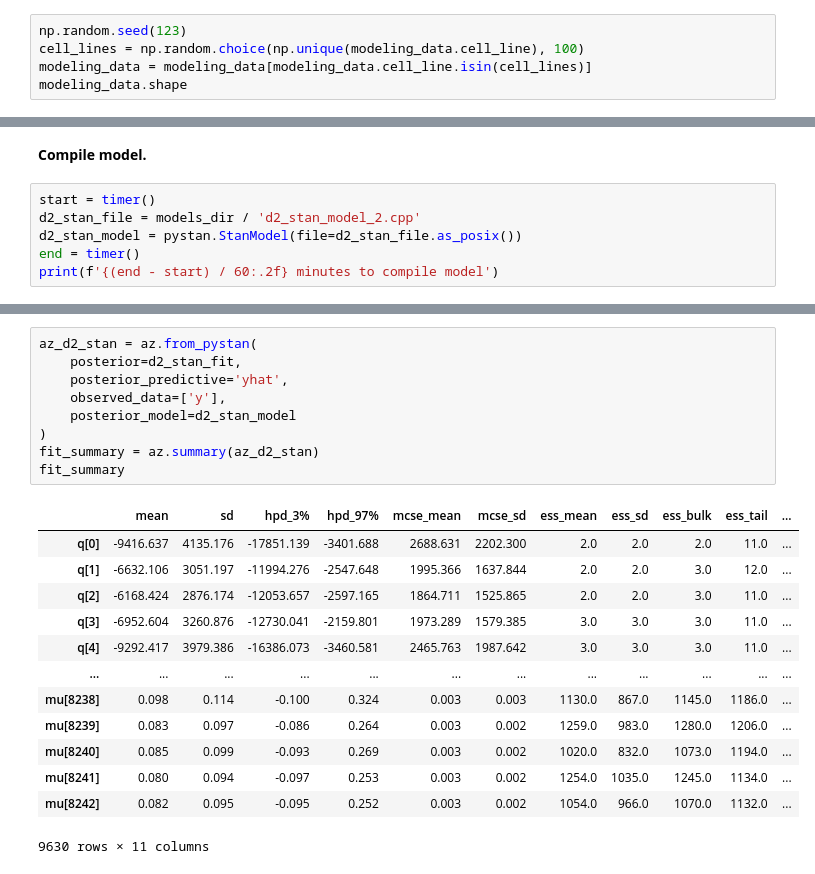
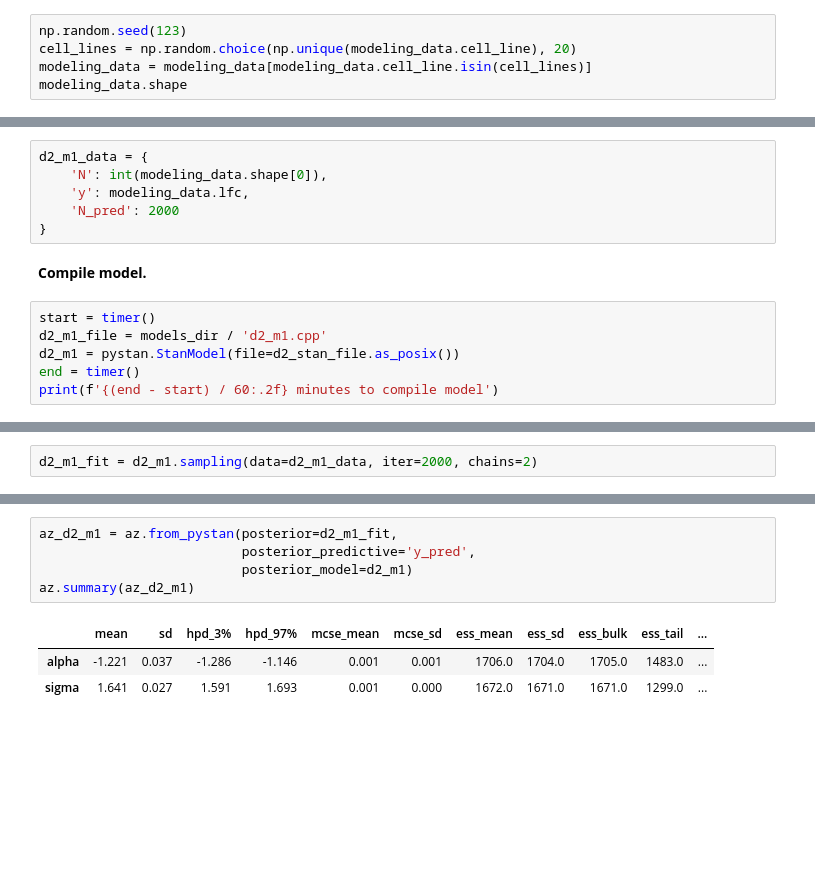
Before and after one commit to jhrcook/demeter2-stan, a Jupyter notebook: notebooks/005_demeter2-in-stan.ipynb, the cells around one changed output, grey strips where cells are left out. Cells and saved outputs as stored; diff of their text form; blank space fills up the shorter version.

```diff
--- a/notebooks/005_demeter2-in-stan.ipynb
+++ b/notebooks/005_demeter2-in-stan.ipynb
@@ -122,7 +122,7 @@ len(np.unique(modeling_data.cell_line))
 501
 # %%
 np.random.seed(123)
-cell_lines = np.random.choice(np.unique(modeling_data.cell_line), 100)
+cell_lines = np.random.choice(np.unique(modeling_data.cell_line), 20)
 modeling_data = modeling_data[modeling_data.cell_line.isin(cell_lines)]
 modeling_data.shape
 # %% [output]
@@ -202,9 +183,15 @@ d2_stan_data = {
+# %%
+d2_m1_data = {
+    'N': int(modeling_data.shape[0]),
+    'y': modeling_data.lfc,
+    'N_pred': 2000
+}
 # %% [markdown]
 **Compile model.**
 # %%
 start = timer()
-d2_stan_file = models_dir / 'd2_stan_model_2.cpp'
-d2_stan_model = pystan.StanModel(file=d2_stan_file.as_posix())
+d2_m1_file = models_dir / 'd2_m1.cpp'
+d2_m1 = pystan.StanModel(file=d2_stan_file.as_posix())
 end = timer()
 print(f'{(end - start) / 60:.2f} minutes to compile model')
 # %% [output]
@@ -230,0 +200,2 @@ WARNING:pystan:E-BFMI below 0.2 indicates you may need to reparameterize your mo
+# %%
+d2_m1_fit = d2_m1.sampling(data=d2_m1_data, iter=2000, chains=2)
@@ -248,23 +213,9 @@ WARNING:pystan:E-BFMI below 0.2 indicates you may need to reparameterize your mo
 # %%
-az_d2_stan = az.from_pystan(
-    posterior=d2_stan_fit,
-    posterior_predictive='yhat',
-    observed_data=['y'],
-    posterior_model=d2_stan_model
-)
-fit_summary = az.summary(az_d2_stan)
-fit_summary
+az_d2_m1 = az.from_pystan(posterior=d2_m1_fit,
+                          posterior_predictive='y_pred',
+                          posterior_model=d2_m1)
+az.summary(az_d2_m1)
 # %% [output]
 |  | mean | sd | hpd_3% | hpd_97% | mcse_mean | mcse_sd | ess_mean | ess_sd | ess_bulk | ess_tail | ... |
-| q[0] | -9416.637 | 4135.176 | -17851.139 | -3401.688 | 2688.631 | 2202.300 | 2.0 | 2.0 | 2.0 | 11.0 | ... |
-| q[1] | -6632.106 | 3051.197 | -11994.276 | -2547.648 | 1995.366 | 1637.844 | 2.0 | 2.0 | 3.0 | 12.0 | ... |
-| q[2] | -6168.424 | 2876.174 | -12053.657 | -2597.165 | 1864.711 | 1525.865 | 2.0 | 2.0 | 3.0 | 11.0 | ... |
-| q[3] | -6952.604 | 3260.876 | -12730.041 | -2159.801 | 1973.289 | 1579.385 | 3.0 | 3.0 | 3.0 | 11.0 | ... |
-| q[4] | -9292.417 | 3979.386 | -16386.073 | -3460.581 | 2465.763 | 1987.642 | 3.0 | 3.0 | 3.0 | 11.0 | ... |
-| ... | ... | ... | ... | ... | ... | ... | ... | ... | ... | ... | ... |
-| mu[8238] | 0.098 | 0.114 | -0.100 | 0.324 | 0.003 | 0.003 | 1130.0 | 867.0 | 1145.0 | 1186.0 | ... |
-| mu[8239] | 0.083 | 0.097 | -0.086 | 0.264 | 0.003 | 0.002 | 1259.0 | 983.0 | 1280.0 | 1206.0 | ... |
-| mu[8240] | 0.085 | 0.099 | -0.093 | 0.269 | 0.003 | 0.002 | 1020.0 | 832.0 | 1073.0 | 1194.0 | ... |
-| mu[8241] | 0.080 | 0.094 | -0.097 | 0.253 | 0.003 | 0.002 | 1254.0 | 1035.0 | 1245.0 | 1134.0 | ... |
-| mu[8242] | 0.082 | 0.095 | -0.095 | 0.252 | 0.003 | 0.002 | 1054.0 | 966.0 | 1070.0 | 1132.0 | ... |
+| alpha | -1.221 | 0.037 | -1.286 | -1.146 | 0.001 | 0.001 | 1706.0 | 1704.0 | 1705.0 | 1483.0 | ... |
+| sigma | 1.641 | 0.027 | 1.591 | 1.693 | 0.001 | 0.000 | 1672.0 | 1671.0 | 1671.0 | 1299.0 | ... |
-9630 rows × 11 columns
```
Also changed, not shown: parts of 18 cells of this notebook, 3 other files.
